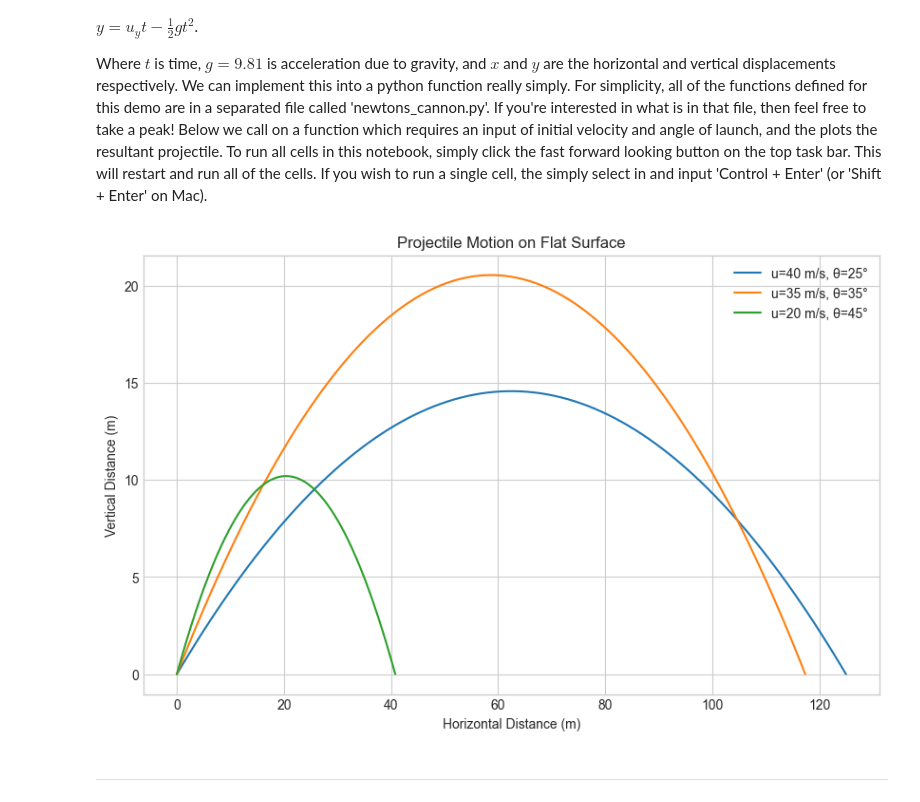
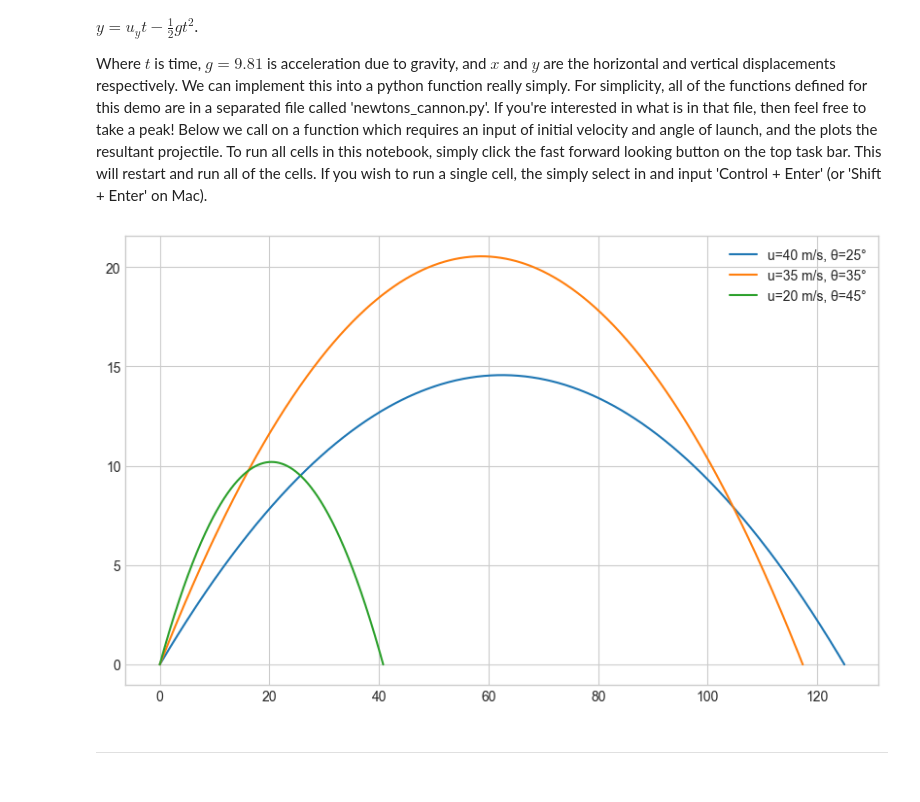
Before and after one commit to bri-sc/demo-newtons-cannon, a Jupyter notebook: phys.ipynb, the cells around one changed output. Drawn from its saved outputs; the diff is of its cells as text; code cells hidden in the pictures.

```diff
--- a/phys.ipynb
+++ b/phys.ipynb
@@ -20,27 +20,18 @@ Where $t$ is time, $g=9.81$ is acceleration due to gravity, and $x$ and $y$ are
 # %%
 from newtons_cannon import simple_projectile # import our function from python file
 import matplotlib.pyplot as plt
-
-plt.style.use('seaborn-v0_8-whitegrid') # style to make the graph looker nicer
 
 fig, ax = plt.subplots(figsize=(10, 6)) # set-up empty graph
 
 # Calling on the function multiple times for multiple plots with different inital parameters.
 simple_projectile(u=40, deg=25, ax=ax)
 simple_projectile(u=35, deg=35, ax=ax)
 simple_projectile(u=20, deg=45, ax=ax)
 
-# Name axes and plot
-ax.set_title("Projectile Motion on Flat Surface")
-ax.set_xlabel("Horizontal Distance (m)")
-ax.set_ylabel("Vertical Distance (m)")
-
-
-ax.grid(True) # create grid to improve readability
-ax.legend() # lets labels be produced
+ax.legend() # produces key
 plt.show() # show final graph
 # %% [output]
-[figure, old version]
+[figure, new version]
 # %% [markdown]
 ---
 # %% [markdown]
```
Also changed, not shown: parts of 6 cells of this notebook.
